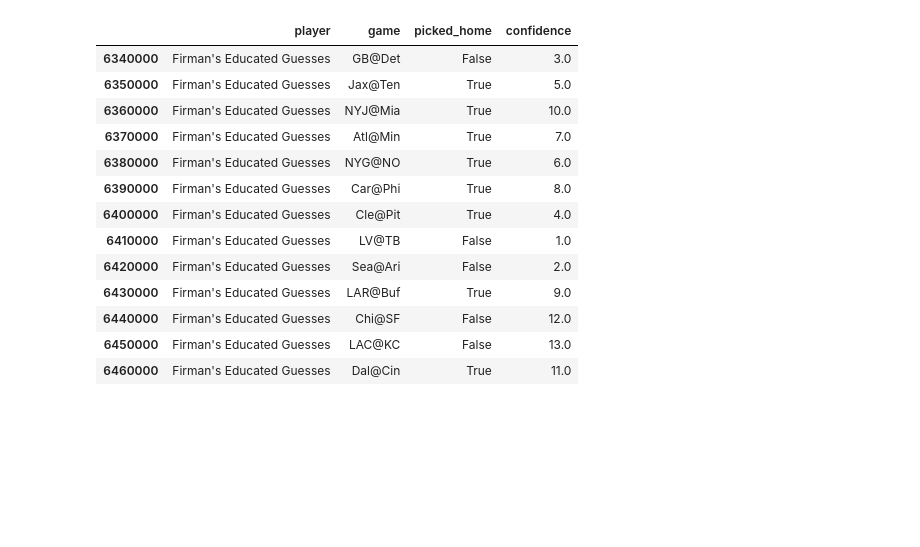
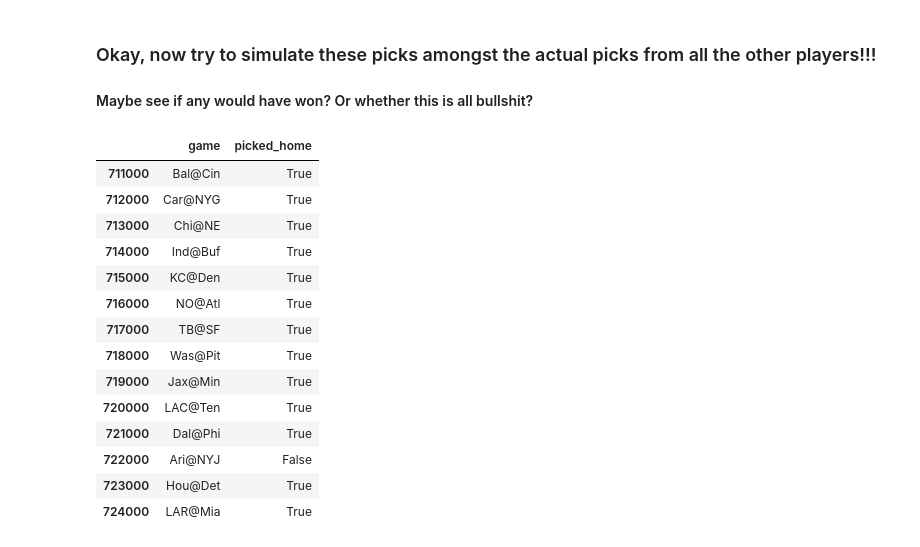
Before and after one commit to tefirman/confpickem, a Jupyter notebook: examples/yahoo_pickem_demo.ipynb, the cells around one changed output. Drawn from its saved outputs; the diff is of its cells as text; code cells hidden in the pictures; blank space fills up the shorter version.

```diff
--- a/examples/yahoo_pickem_demo.ipynb
+++ b/examples/yahoo_pickem_demo.ipynb
@@ -32,6 +36,8 @@ yahoo.results
 # %%
+# Initialize simulator instance and feed in NFL game details
 simulator = ConfidencePickEmSimulator(num_sims=num_sims)
-games_df = convert_yahoo_to_simulator_format(yahoo)
+games_df = convert_yahoo_to_simulator_format(yahoo_data, ignore_results=True)
 simulator.add_games_from_dataframe(games_df)
 
-games_df
+# games_df
+# simulator.games
@@ -52,0 +44,30 @@ games_df
+# %%
+# Create average players and feed into simulator
+# simulator.players = [
+#         Player(
+#             name=f"Player {ind + 1}",
+#             skill_level=0.749,
+#             crowd_following=0.737,
+#             confidence_following=0.826
+#         ) for ind in range(num_entries)
+#     ]
+
+stats = calculate_player_stats(
+        league_id=6207,
+        weeks=range(1, week),
+        cookies_file='../src/confpickem/cookies.txt'
+    )
+stats['me'] = stats.player == "Firman's Educated Guesses"
+stats = stats.sort_values(by="me",ascending=False,ignore_index=True)
+
+player_stats = [
+        Player(
+            name=stats.iloc[ind].player,
+            skill_level=stats.iloc[ind].skill_level,
+            crowd_following=stats.iloc[ind].crowd_following,
+            confidence_following=stats.iloc[ind].confidence_following
+        ) for ind in range(stats.shape[0])
+    ]
+simulator.players = player_stats
+
+simulator.players
@@ -52,0 +126,2 @@ games_df
+# %%
+optimal_picks = simulator.optimize_picks()
@@ -53,19 +182,23 @@ games_df
+# %% [markdown]
+### Okay, now try to simulate these picks amongst the actual picks from all the other players!!!
+#### Maybe see if any would have won? Or whether this is all bullshit?
 # %%
-picks_df = convert_yahoo_picks_to_dataframe(yahoo, num_sims)
-
-picks_df.loc[picks_df.player.isin(["Firman's Educated Guesses"]),["player","game","picked_home","confidence"]].drop_duplicates()
+picks_df_actual = convert_yahoo_picks_to_dataframe(yahoo_data, num_sims, optimal_picks)
+picks_df_actual.loc[picks_df_actual.player == "Firman's Educated Guesses",["game","picked_home"]].drop_duplicates()
+# picks_df.picked_home.unique()
 # %% [output]
-|  | player | game | picked_home | confidence |
-| 6340000 | Firman's Educated Guesses | GB@Det | False | 3.0 |
-| 6350000 | Firman's Educated Guesses | Jax@Ten | True | 5.0 |
-| 6360000 | Firman's Educated Guesses | NYJ@Mia | True | 10.0 |
-| 6370000 | Firman's Educated Guesses | Atl@Min | True | 7.0 |
-| 6380000 | Firman's Educated Guesses | NYG@NO | True | 6.0 |
-| 6390000 | Firman's Educated Guesses | Car@Phi | True | 8.0 |
-| 6400000 | Firman's Educated Guesses | Cle@Pit | True | 4.0 |
-| 6410000 | Firman's Educated Guesses | LV@TB | False | 1.0 |
-| 6420000 | Firman's Educated Guesses | Sea@Ari | False | 2.0 |
-| 6430000 | Firman's Educated Guesses | LAR@Buf | True | 9.0 |
-| 6440000 | Firman's Educated Guesses | Chi@SF | False | 12.0 |
-| 6450000 | Firman's Educated Guesses | LAC@KC | False | 13.0 |
-| 6460000 | Firman's Educated Guesses | Dal@Cin | True | 11.0 |
+|  | game | picked_home |
+| 711000 | Bal@Cin | True |
+| 712000 | Car@NYG | True |
+| 713000 | Chi@NE | True |
+| 714000 | Ind@Buf | True |
+| 715000 | KC@Den | True |
+| 716000 | NO@Atl | True |
+| 717000 | TB@SF | True |
+| 718000 | Was@Pit | True |
+| 719000 | Jax@Min | True |
+| 720000 | LAC@Ten | True |
+| 721000 | Dal@Phi | True |
+| 722000 | Ari@NYJ | False |
+| 723000 | Hou@Det | True |
+| 724000 | LAR@Mia | True |
```
Also changed, not shown: parts of 13 cells of this notebook, 2 other files.
